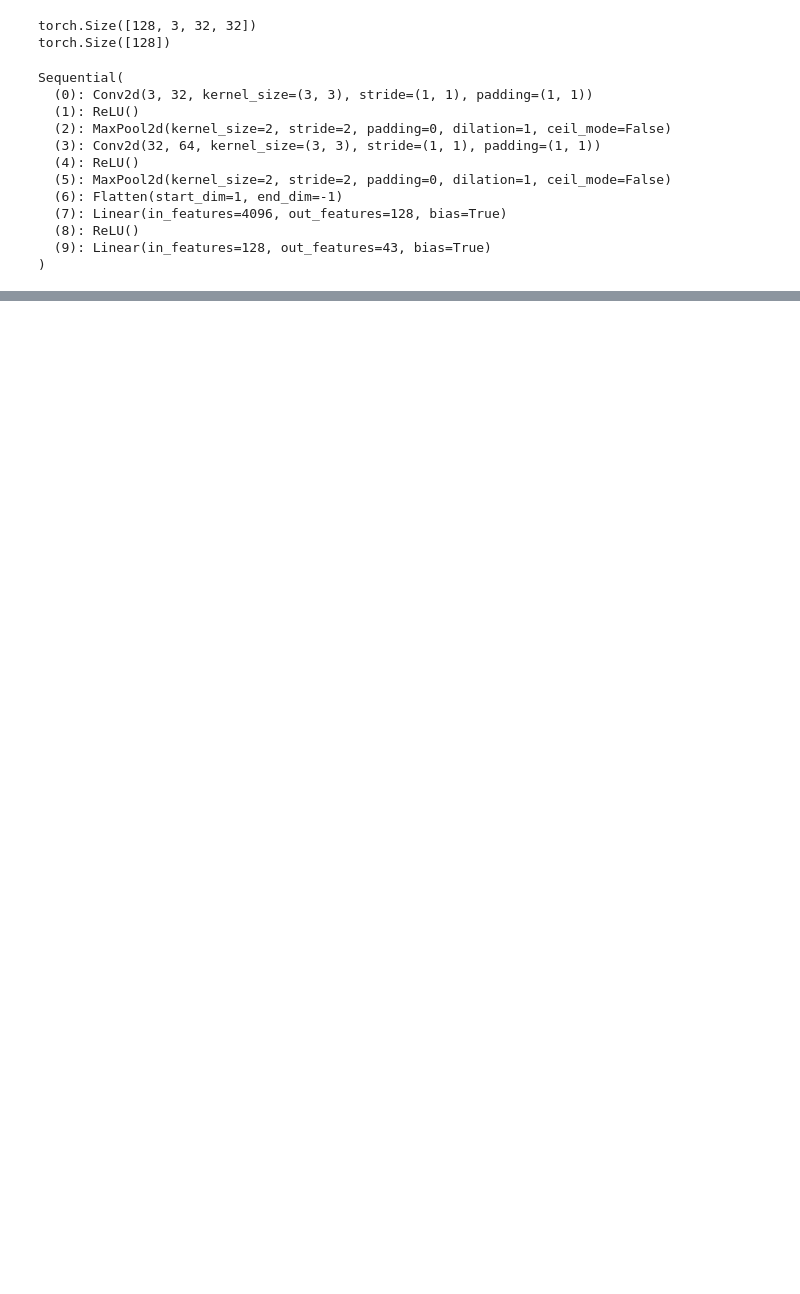
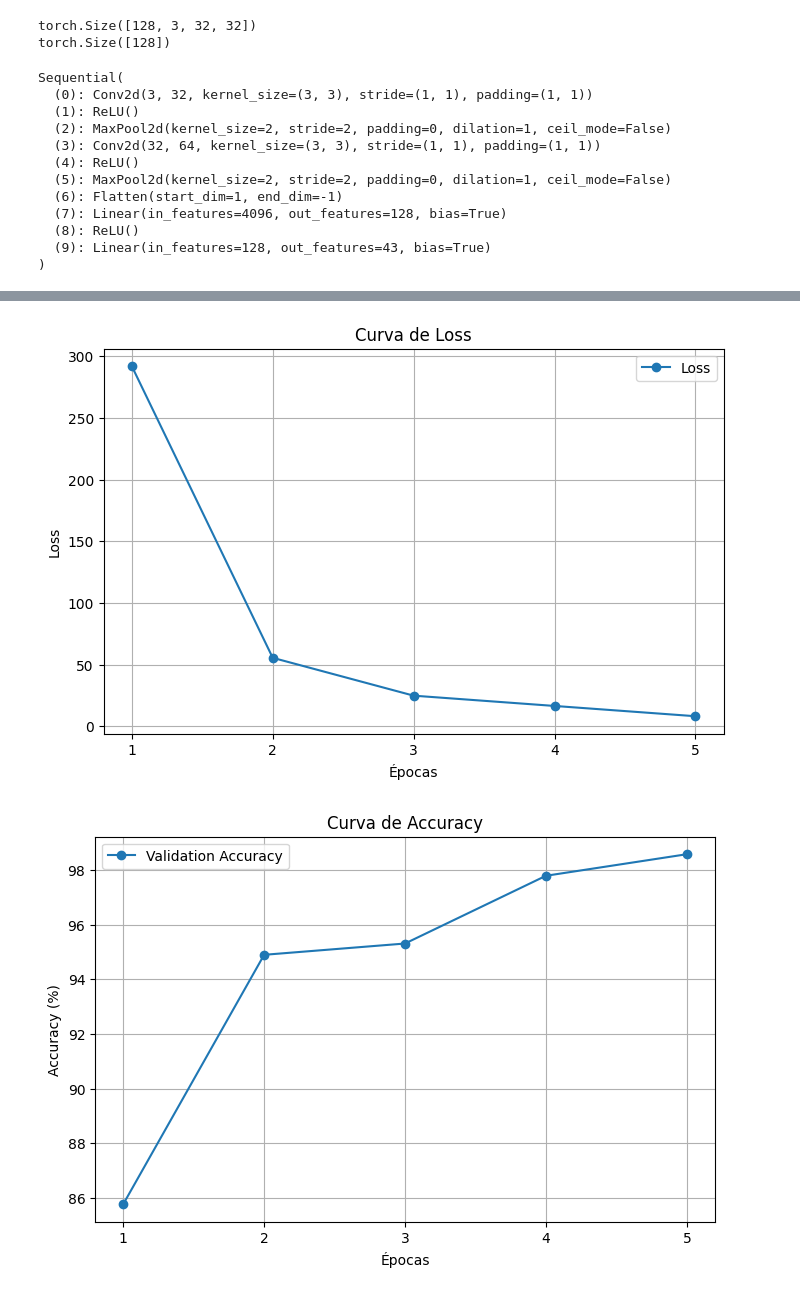
Before and after one commit to EngRPin/T2-VisComp, a Jupyter notebook: experimento_baseline_m.ipynb, the cells around one changed output, grey strips where cells are left out. Cells and saved outputs as stored; diff of their text form; code cells hidden in the pictures; blank space fills up the shorter version.

```diff
--- a/experimento_baseline_m.ipynb
+++ b/experimento_baseline_m.ipynb
@@ -228,0 +244,48 @@ save_predictions(
+# %%
+epochs_range = range(1, epochs + 1)
+
+plt.figure(figsize=(8,5))
+
+plt.plot(
+    epochs_range,
+    losses,
+    marker='o',
+    label='Loss'
+)
+
+plt.title('Curva de Loss')
+plt.xlabel('Épocas')
+plt.ylabel('Loss')
+
+plt.xticks(epochs_range)
+
+plt.grid(True)
+
+plt.legend()
+
+plt.show()
+
+
+plt.figure(figsize=(8,5))
+
+plt.plot(
+    epochs_range,
+    accuracies,
+    marker='o',
+    label='Validation Accuracy'
+)
+
+plt.title('Curva de Accuracy')
+plt.xlabel('Épocas')
+plt.ylabel('Accuracy (%)')
+
+plt.xticks(epochs_range)
+
+plt.grid(True)
+
+plt.legend()
+
+plt.show()
+# %% [output]
+[figure, added]
+[figure, added]
```
Also changed, not shown: parts of 7 cells of this notebook, 19 other files.
